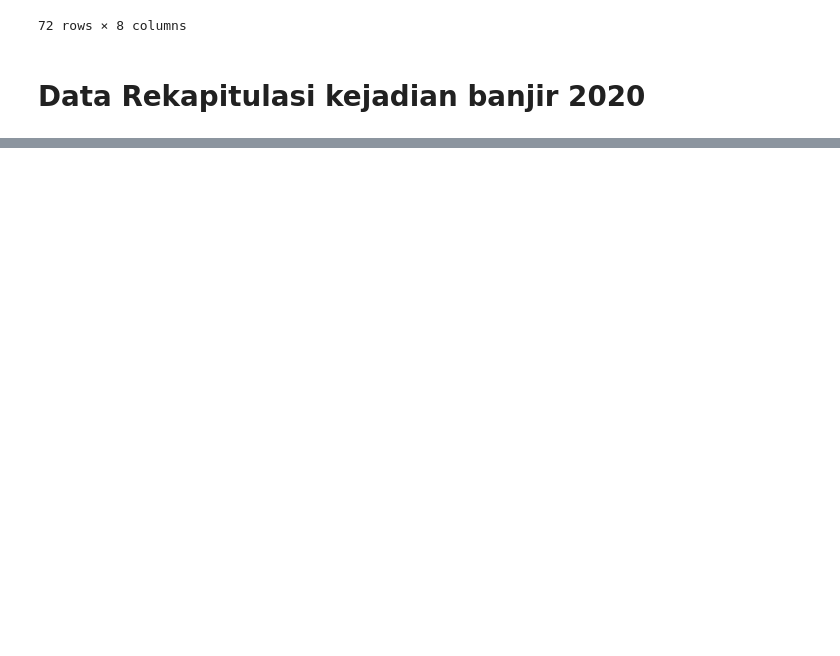
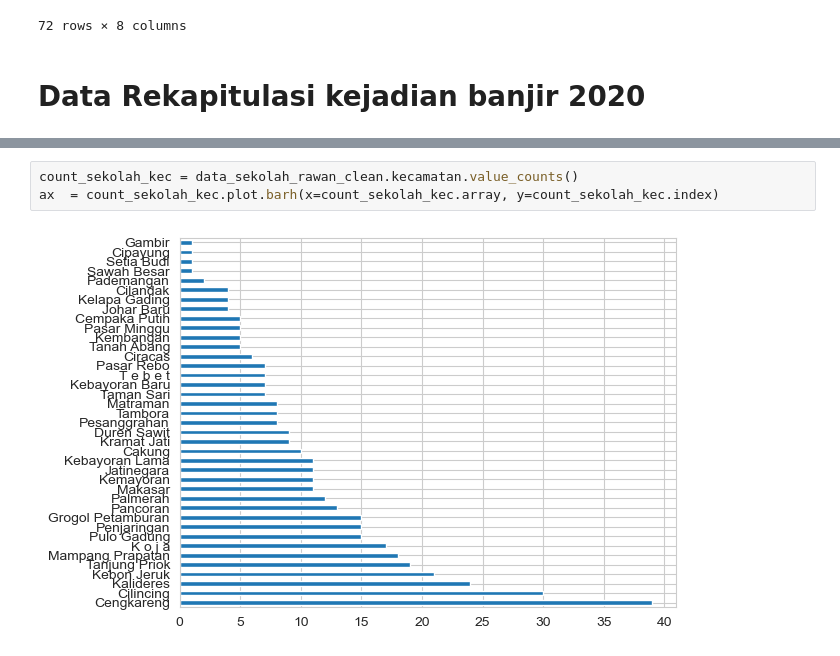
Before and after one commit to nurrizkyimani/flood-jsc-yli, a Jupyter notebook: jsc-data-analysis.ipynb, the cells around one changed output, grey strips where cells are left out. Saved outputs shown, nothing was run; the diff lists cells and outputs as text; blank space fills up the shorter version.

```diff
--- a/jsc-data-analysis.ipynb
+++ b/jsc-data-analysis.ipynb
@@ -1115,0 +1326,5 @@ data
+# %%
+count_sekolah_kec = data_sekolah_rawan_clean.kecamatan.value_counts()
+ax  = count_sekolah_kec.plot.barh(x=count_sekolah_kec.array, y=count_sekolah_kec.index)
+# %% [output]
+[figure, added]
```
Also changed, not shown: parts of 49 cells of this notebook.
